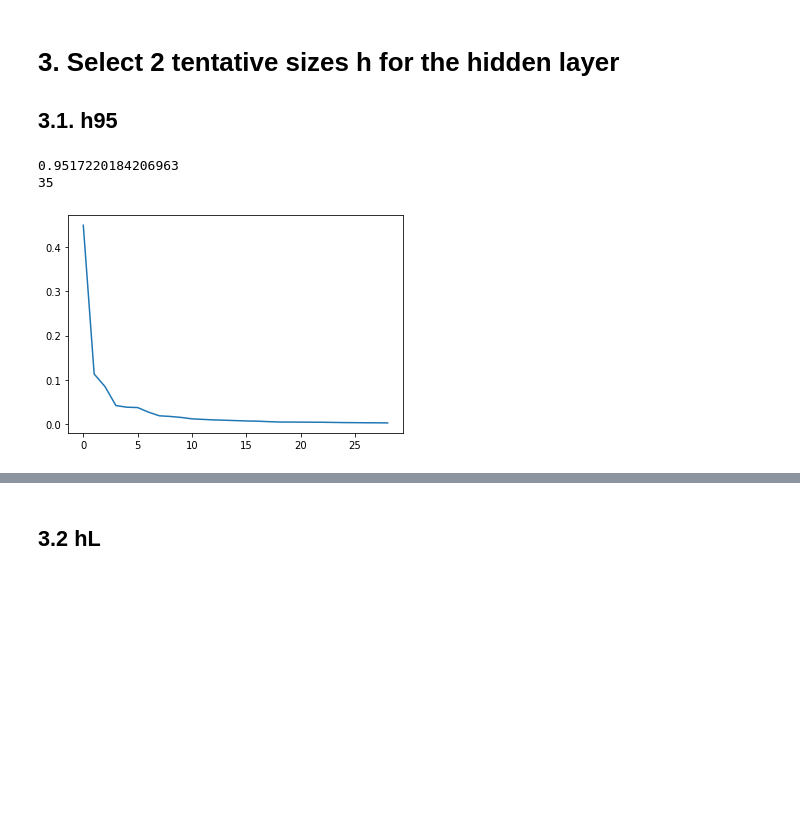
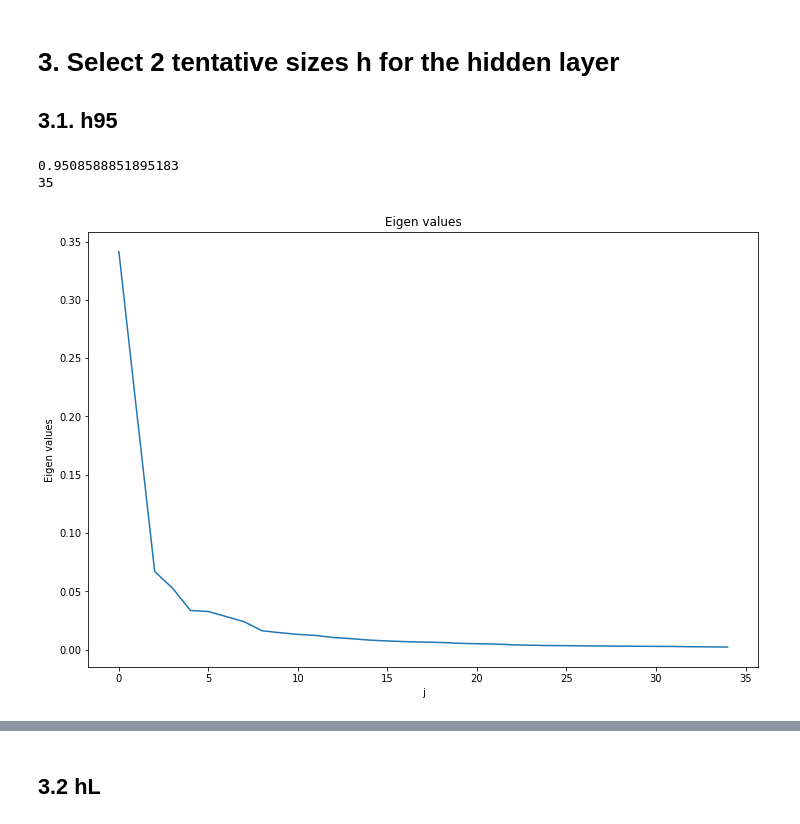
Before and after one commit to dustinak80/Deep_Learning, a Jupyter notebook: Copy_of_MATH6373_HW2_Duong.ipynb, the cells around one changed output, grey strips where cells are left out. Cells and saved outputs as stored; diff of their text form; code cells hidden in the pictures; blank space fills up the shorter version.

```diff
--- a/Copy_of_MATH6373_HW2_Duong.ipynb
+++ b/Copy_of_MATH6373_HW2_Duong.ipynb
@@ -89,19 +91,25 @@ print(X_test.shape)
 # 3. Select 2 tentative sizes h for the hidden layer
 
 ## 3.1. h95
+# %%
+plt.rcParams['figure.figsize'] = (12,8)
 # %%
-from sklearn.decomposition import PCA
+from sklearn.preprocessing import StandardScaler as SS
+standardize=SS()
+scaled_X_train = standardize.fit_transform(X_train)
 pca = PCA(0.95) # apply pca for 95%
-pca.fit(X_train)
+pca.fit(scaled_X_train)
 plt.plot(pca.explained_variance_ratio_)
+plt.xlabel('j')
+plt.ylabel('Eigen values')
+plt.title('Eigen values')
 print(sum(pca.explained_variance_ratio_))
-#h95=pca.n_components_
-h95 = 35
+h95 = pca.n_components_
 print(h95)
 # %% [output]
-0.9517220184206963
+0.9508588851895183
 35
-[figure, old version]
+[figure, new version]
 # %%
 #Verify
 pca = PCA(187)
```
Also changed, not shown: parts of 30 cells of this notebook.
